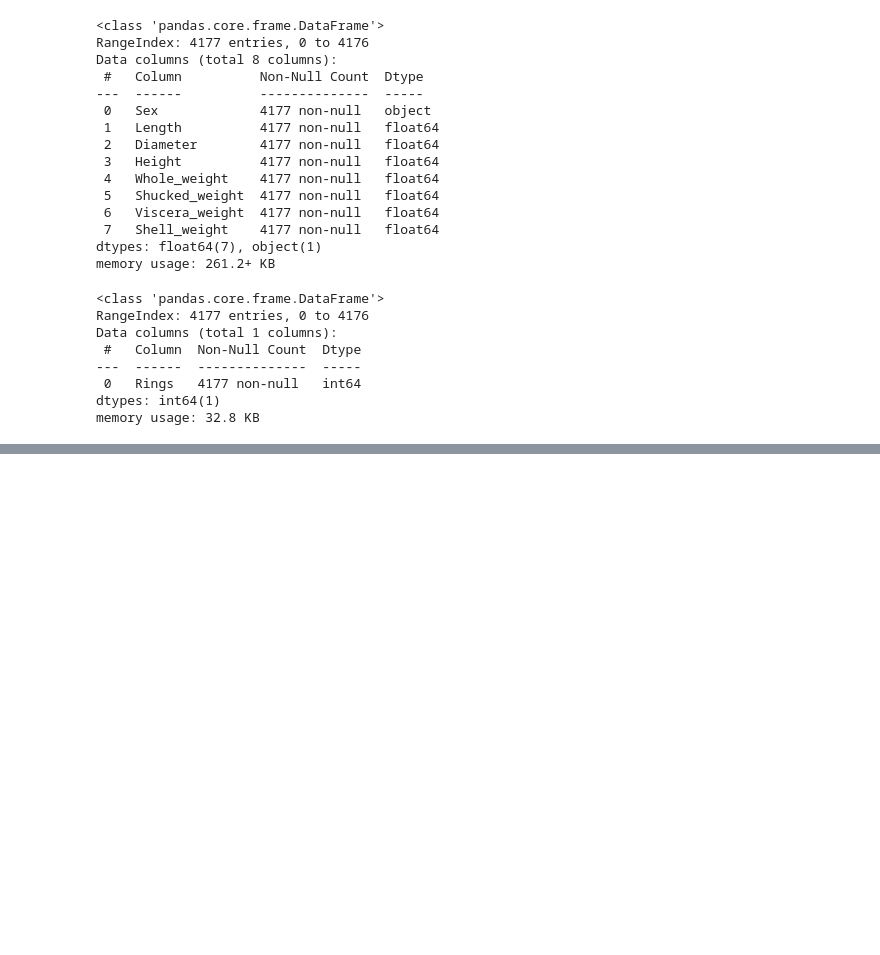
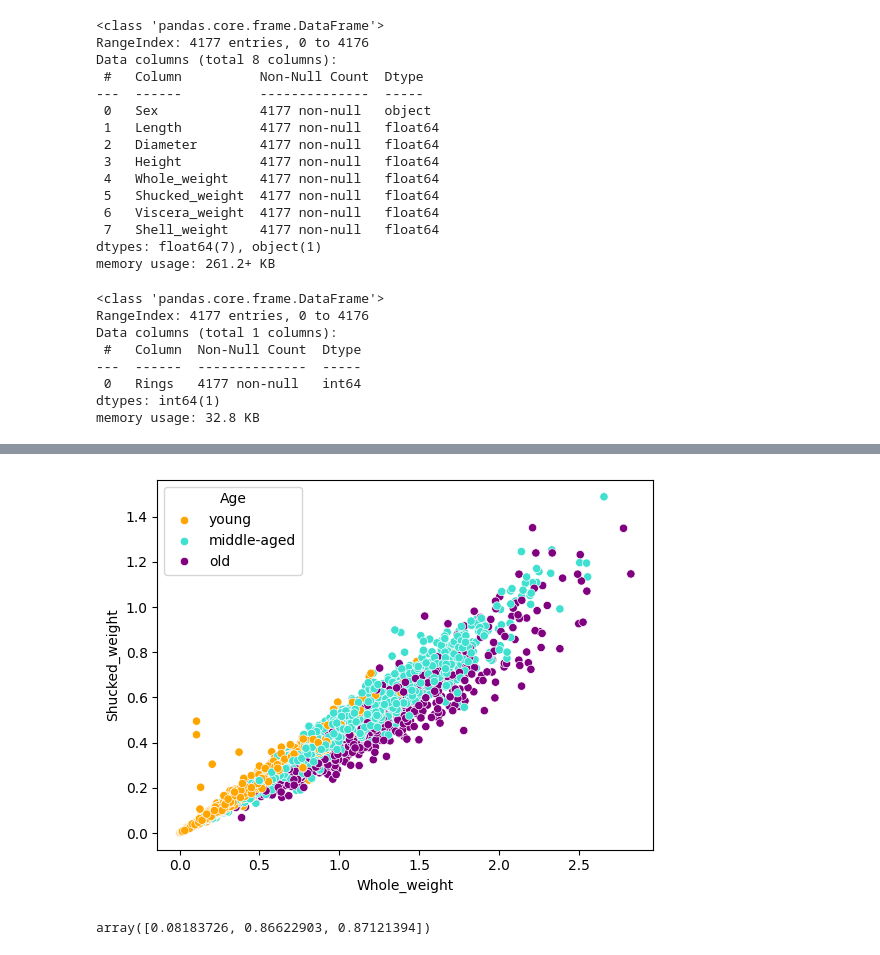
Before and after one commit to tylerscott3/CS290, a Jupyter notebook: AbaloneAge.ipynb, the cells around one changed output, grey strips where cells are left out. Cells and saved outputs as stored; diff of their text form; code cells hidden in the pictures; blank space fills up the shorter version.

```diff
--- a/AbaloneAge.ipynb
+++ b/AbaloneAge.ipynb
@@ -182,0 +326,9 @@ X.groupby(["Rings","height_cat"]).size().unstack().plot(kind='bar',stacked=True)
+# %%
+sns.scatterplot( x = "Whole_weight", y = "Shucked_weight", hue = "Age", data = df, palette = ["orange","turquoise","purple"]);
+# %% [output]
+[figure, added]
+# %%
+Weight_likelihoods = norm.pdf( x=1.1524, loc=df.groupby("Age")["Whole_weight"].mean(), scale = df.groupby("Age")["Whole_weight"].std())
+Weight_likelihoods
+# %% [output]
+array([0.08183726, 0.86622903, 0.87121394])
```
Also changed, not shown: parts of 52 cells of this notebook.
